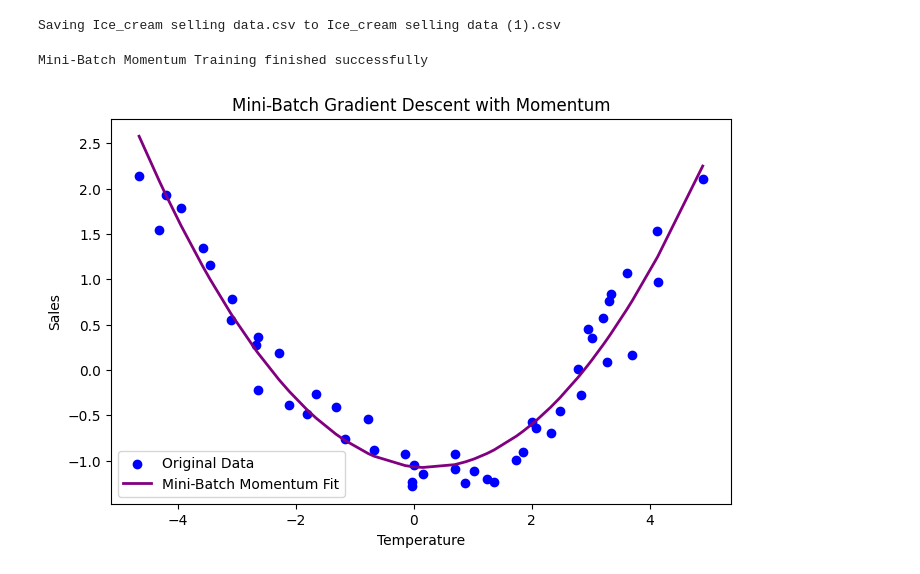
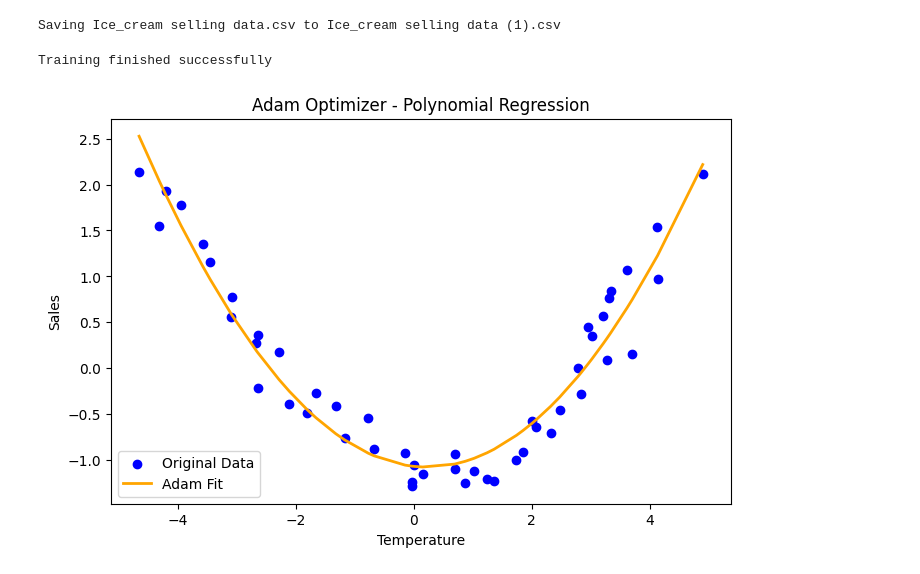
Before and after one commit to OmarAli-AI/first-ASS, a Jupyter notebook: Untitled3.ipynb, the cells around one changed output. Drawn from its saved outputs; the diff is of its cells as text; code cells hidden in the pictures.

Commit message:
4-Adam

```diff
--- a/Untitled3.ipynb
+++ b/Untitled3.ipynb
@@ -10,75 +10,71 @@ import pandas as pd
 import matplotlib.pyplot as plt
 from sklearn.preprocessing import PolynomialFeatures
 
-
 data = pd.read_csv('Ice_cream selling data.csv')
 X_input = data[['Temperature (°C)']].values
 y_target = data['Ice Cream Sales (units)'].values
 
-
 poly_feat = PolynomialFeatures(degree=2, include_bias=False)
 X_poly = poly_feat.fit_transform(X_input)
-
 
 X_mean = np.mean(X_poly, axis=0)
 X_std = np.std(X_poly, axis=0)
 X_poly = (X_poly - X_mean) / X_std
 
 y_mean = np.mean(y_target)
 y_std = np.std(y_target)
 y_scaled = (y_target - y_mean) / y_std
 
-
 np.random.seed(42)
 weights = np.zeros(X_poly.shape[1])
 bias = 0.0
 
-learning_rate = 0.01
-momentum_rate = 0.9
-n_epochs = 100
-batch_size = 8
+lr = 0.05
+beta1 = 0.9
+beta2 = 0.999
+epsilon = 1e-8
+n_epochs = 500
 m_samples = len(y_scaled)
 
-v_weights = np.zeros_like(weights)
-v_bias = 0.0
+m_w = np.zeros_like(weights)
+v_w = np.zeros_like(weights)
+m_b = 0.0
+v_b = 0.0
 
-for epoch in range(n_epochs):
+for t in range(1, n_epochs + 1):
+    y_predicted = np.dot(X_poly, weights) + bias
+    err = y_predicted - y_scaled
 
-    shuffled_idx = np.random.permutation(m_samples)
-    X_shuffled = X_poly[shuffled_idx]
-    y_shuffled = y_scaled[shuffled_idx]
+    grad_w = (1 / m_samples) * np.dot(X_poly.T, err)
+    grad_b = (1 / m_samples) * np.sum(err)
 
+    m_w = beta1 * m_w + (1 - beta1) * grad_w
+    v_w = beta2 * v_w + (1 - beta2) * (grad_w ** 2)
 
-    for i in range(0, m_samples, batch_size):
-        X_batch = X_shuffled[i:i+batch_size]
-        y_batch = y_shuffled[i:i+batch_size]
-        b_size = len(y_batch)
+    m_b = beta1 * m_b + (1 - beta1) * grad_b
+    v_b = beta2 * v_b + (1 - beta2) * (grad_b ** 2)
 
-        y_predicted = np.dot(X_batch, weights) + bias
-        err = y_predicted - y_batch
+    m_w_corrected = m_w / (1 - beta1 ** t)
+    v_w_corrected = v_w / (1 - beta2 ** t)
 
-        grad_w = (1 / b_size) * np.dot(X_batch.T, err)
-        grad_b = (1 / b_size) * np.sum(err)
+    m_b_corrected = m_b / (1 - beta1 ** t)
+    v_b_corrected = v_b / (1 - beta2 ** t)
 
+    weights = weights - lr * m_w_corrected / (np.sqrt(v_w_corrected) + epsilon)
+    bias = bias - lr * m_b_corrected / (np.sqrt(v_b_corrected) + epsilon)
 
-        v_weights = momentum_rate * v_weights + learning_rate * grad_w
-        v_bias = momentum_rate * v_bias + learning_rate * grad_b
-
-        weights = weights - v_weights
-        bias = bias - v_bias
-
-print("Mini-Batch Momentum Training finished successfully ")
+print("Training finished successfully")
 
 plt.figure(figsize=(8, 5))
 plt.scatter(X_input, y_scaled, color='blue', label='Original Data')
 y_final_pred = np.dot(X_poly, weights) + bias
 sorted_indices = np.argsort(X_input.flatten())
-plt.plot(X_input[sorted_indices], y_final_pred[sorted_indices], color='purple', linewidth=2, label='Mini-Batch Momentum Fit')
+plt.plot(X_input[sorted_indices], y_final_pred[sorted_indices], color='orange', linewidth=2, label='Adam Fit')
 plt.xlabel('Temperature')
 plt.ylabel('Sales')
-plt.title('Mini-Batch Gradient Descent with Momentum')
+plt.title('Adam Optimizer - Polynomial Regression')
 plt.legend()
 plt.show()
 # %% [output]
-Mini-Batch Momentum Training finished successfully
+Training finished successfully
-[figure, old version]
+[figure, new version]
```
